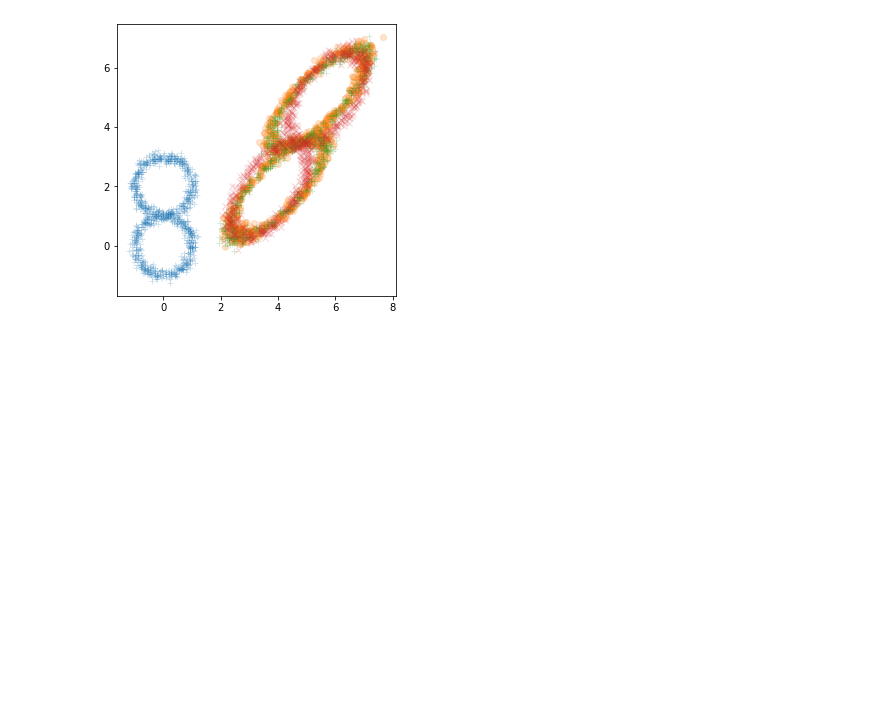
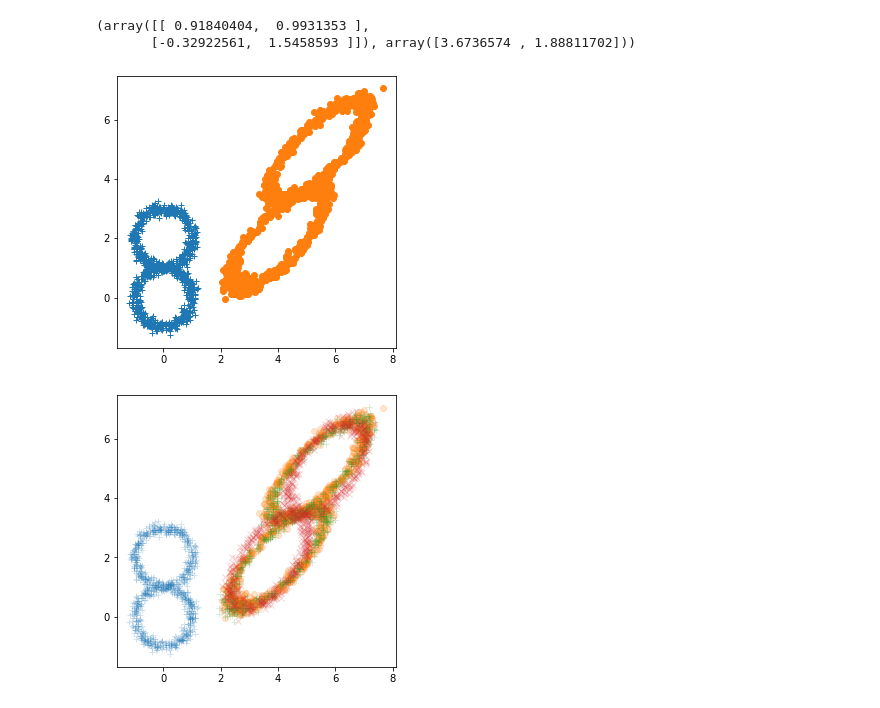
Before and after one commit to calvinmccarter/condo-adapter, a Jupyter notebook: examples/plot_otda_linear_mapping.ipynb, the cells around one changed output. Drawn from its saved outputs; the diff is of its cells as text; code cells hidden in the pictures; blank space fills up the shorter version.

Commit message:
joint forward works on figure8 example

```diff
--- a/examples/plot_otda_linear_mapping.ipynb
+++ b/examples/plot_otda_linear_mapping.ipynb
@@ -49,34 +49,38 @@ A = np.array([[1.5, .7], [.7, 1.5]])
 b = np.array([[4, 2]])
 xt = xt.dot(A) + b
 
 ##############################################################################
 # Plot data
 # ---------
 
 plt.figure(1, (5, 5))
 plt.plot(xs[:, 0], xs[:, 1], '+')
 plt.plot(xt[:, 0], xt[:, 1], 'o')
 
 
 ##############################################################################
 # Estimate linear mapping and transport
 # -------------------------------------
 
 Ae, be = ot.da.OT_mapping_linear(xs, xt)
 
 xst = xs.dot(Ae) + be
 
 cder = condo.ConDoAdapter(
     sampling="proportional",
-    joint=True,
+    transform_type="joint",
     model_type="linear",
     kld_direction="reverse",
     debug=False,
     verbose=0
 )
 cder.fit(xs, xt, np.random.normal(0, 1e-3, size=(n,1)), np.random.normal(0, 1e-3, size=(n,1)))
 print((cder.M_, cder.b_))
 xs_adapted = cder.transform(xs)
+# %% [output]
+(array([[ 0.91840404,  0.9931353 ],
+       [-0.32922561,  1.5458593 ]]), array([3.6736574 , 1.88811702]))
+[figure, added]
 # %%
 ##############################################################################
 # Plot transported samples
```
Also changed, not shown: 1 other file.
